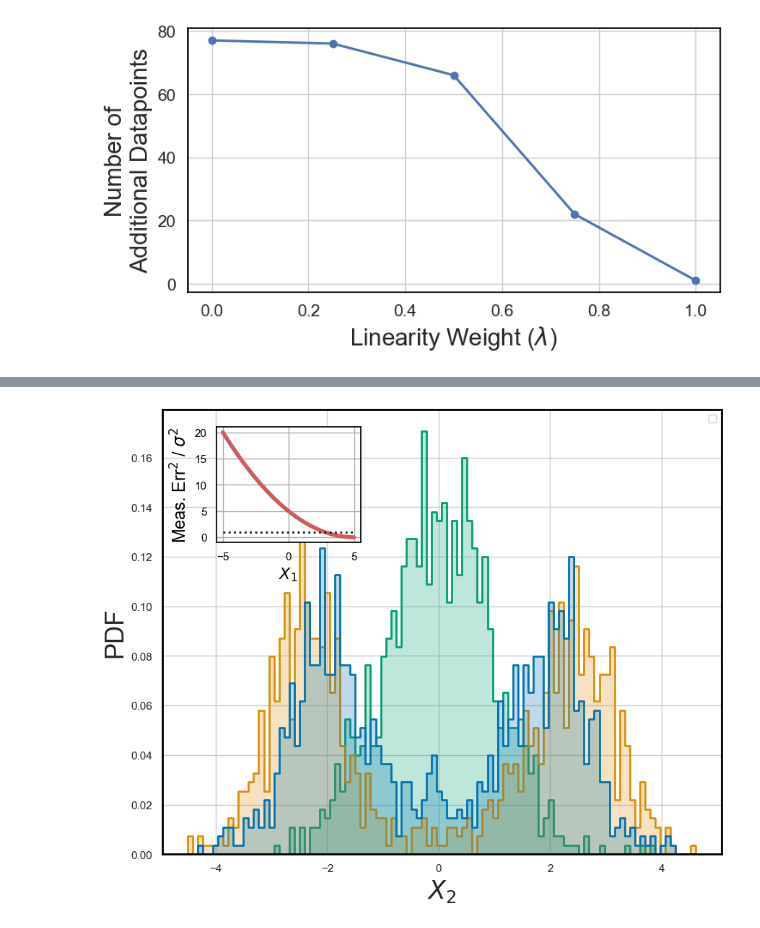
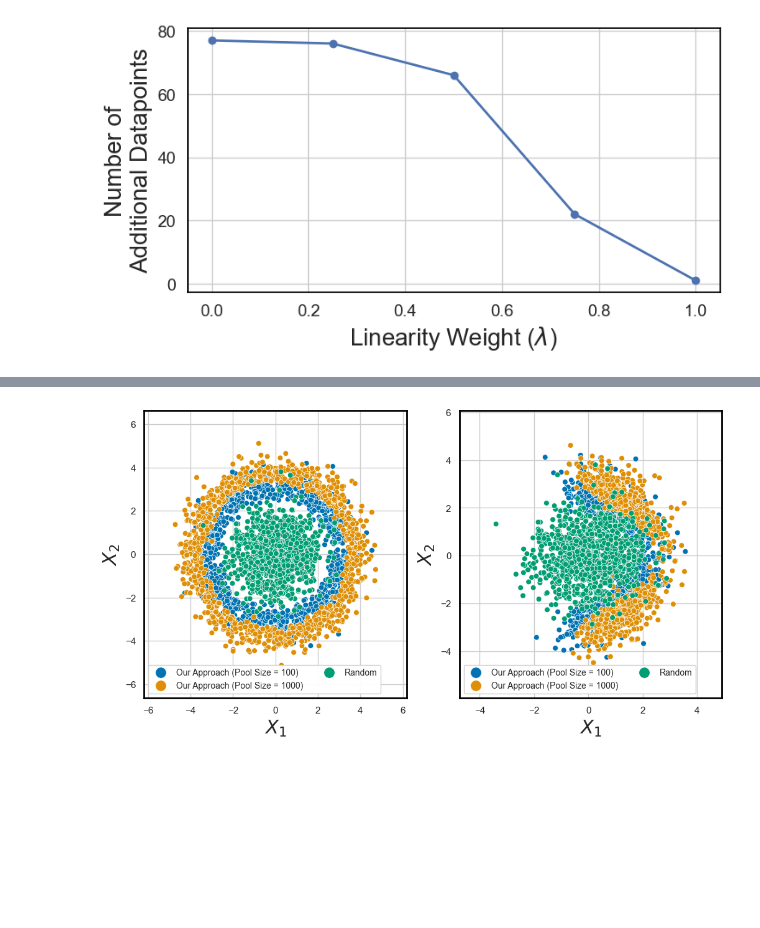
Before and after one commit to pingle14/ActiveLearningProj, a Jupyter notebook: notebook_analysis/plot_maker.ipynb, the cells around one changed output, grey strips where cells are left out. Saved outputs shown, nothing was run; the diff lists cells and outputs as text; code cells hidden in the pictures; blank space fills up the shorter version.

```diff
--- a/notebook_analysis/plot_maker.ipynb
+++ b/notebook_analysis/plot_maker.ipynb
@@ -627,11 +563,0 @@ ALGO: Random, Pool Sizes: 1000
-# %%
-df = pd.read_csv("../data/multiVar_linearity1.0_s10_b1_p100_n1_i1000_c5_mFalse.csv")
-df = df[df.Algorithm != "Our Approach (Pool Size = 100, Budget = 10)"]
-df["Algorithm"] = df["Algorithm"].replace(
-    {
-        "Our Approach (Pool Size = 100, Budget = 1)": "Our Approach (Pool Size = 100)",
-        "Our Approach (Pool Size = 1000, Budget = 1)": "Our Approach (Pool Size = 1000)",
-    }
-)
-df = df.sort_values(by="Algorithm", ascending=True)
-df
@@ -691,72 +631,5 @@ plt.savefig("../plots/multivar-labeledX-chi2.pdf", bbox_inches="tight")
 # %%
-fig, ax = plt.subplots(figsize=(10, 8))
-df = pd.read_csv("../data/multiVar_linearity1.0_s10_b1_p100_n1_i1000_c5_mTrue.csv")
-df = df[df.Algorithm != "Our Approach (Pool Size = 100, Budget = 10)"]
-df["Algorithm"] = df["Algorithm"].replace(
-    {
-        "Our Approach (Pool Size = 100, Budget = 1)": "Our Approach (Pool Size = 100)",
-        "Our Approach (Pool Size = 1000, Budget = 1)": "Our Approach (Pool Size = 1000)",
-    }
-)
-df = df.sort_values(by="Algorithm", ascending=True)
-
-sns.histplot(
-    data=df.iloc[10:],
-    x="X2",
-    hue="Algorithm",
-    bins=100,
-    kde=False,
-    element="step",
-    stat="density",
-    linewidth=2,
-    palette="colorblind",
-)
-
-plt.legend(
-    borderaxespad=0.5,
-    markerscale=2,
-    fancybox=True,
-    framealpha=0.95,
-    facecolor="white",
-    prop={"size": 10},
-)
-
-plt.xlabel(r"$X_2$", size=25)
-plt.ylabel(r"PDF", size=25)
-
-# Define the position and size of the embedded plot
-left, bottom, width, height = 0.2, 0.65, 0.2, 0.2
-ax2 = fig.add_axes([left, bottom, width, height])
-
-xlin = np.linspace(-5, 5, 1001)
-ax2.plot(xlin, 5.0 * (xlin - 5.0) ** 2 / 25.0, lw=4, color="indianred")
-ax2.plot(xlin, xlin * 0 + 1.0, ":", lw=2, color="k")
-
-# Set the background color and axis color of ax2
-ax2.set_facecolor("white")
-ax2.spines["bottom"].set_color("black")
-ax2.spines["top"].set_color("black")
-ax2.spines["left"].set_color("black")
-ax2.spines["right"].set_color("black")
-ax2.xaxis.label.set_color("black")
-ax2.yaxis.label.set_color("black")
-ax2.tick_params(axis="x", colors="black")
-ax2.tick_params(axis="y", colors="black")
-ax2.grid(True, color="darkgrey")
-
-ax2.set_xlabel(r"$X_1$", size=16)
-ax2.set_ylabel(r"Meas. Err$^2$ / $\sigma^2$", size=17)
-
-
-# Add a black border around the plot area (the axes)
-for spine in ax.spines.values():
-    spine.set_edgecolor("black")  # Set the border color
-    spine.set_linewidth(2)  # Set the border width
-
-# Save the plot as an image file
-# plt.savefig('sampling_test_2.png', bbox_inches='tight')
-# files.download('sampling_test_2.png')
-plt.savefig("../plots/multivar-labeledX-chi2-measErr.pdf", bbox_inches="tight")
+plot_sampled_pts(5)
 # %% [output]
-[figure, old version]
+[figure, new version]
 # %%
```
Also changed, not shown: parts of 15 cells of this notebook, 27 other files.
